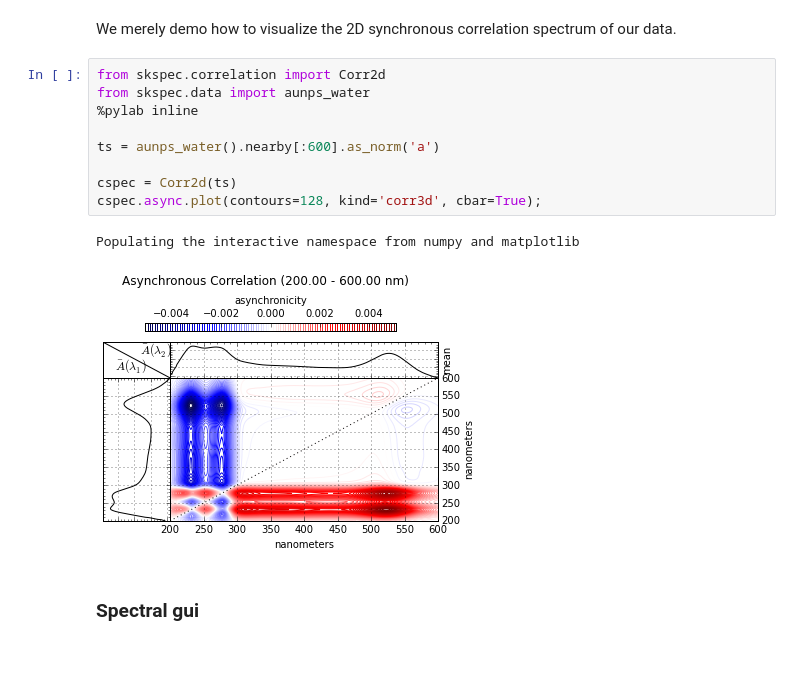
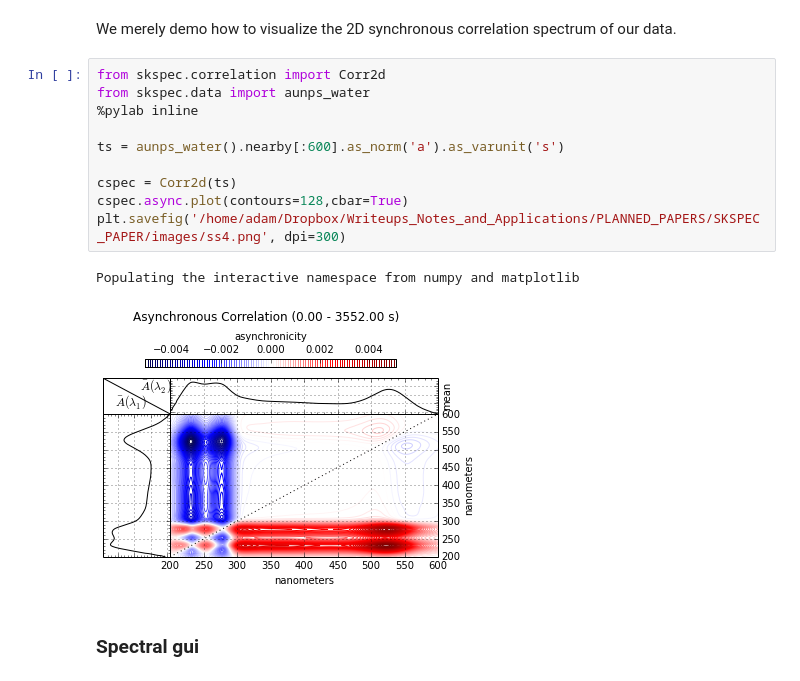
Before and after one commit to hughesadam87/scikit-spectra, a Jupyter notebook: examples/Notebooks/grad_presentation.ipynb, the cells around one changed output. Saved outputs shown, nothing was run; the diff lists cells and outputs as text.

```diff
--- a/examples/Notebooks/grad_presentation.ipynb
+++ b/examples/Notebooks/grad_presentation.ipynb
@@ -86,15 +86,16 @@ We merely demo how to visualize the 2D synchronous correlation spectrum of our d
 # %%
 from skspec.correlation import Corr2d
 from skspec.data import aunps_water
 %pylab inline
 
-ts = aunps_water().nearby[:600].as_norm('a')
+ts = aunps_water().nearby[:600].as_norm('a').as_varunit('s')
 
 cspec = Corr2d(ts)
-cspec.async.plot(contours=128, kind='corr3d', cbar=True);
+cspec.async.plot(contours=128,cbar=True)
+plt.savefig('/home/adam/Dropbox/Writeups_Notes_and_Applications/PLANNED_PAPERS/SKSPEC_PAPER/images/ss4.png', dpi=300)
 # %% [output]
 Populating the interactive namespace from numpy and matplotlib
-[figure, old version]
+[figure, new version]
 # %% [markdown]
 ### Spectral gui
 # %%
```
Also changed, not shown: 1 other file.
